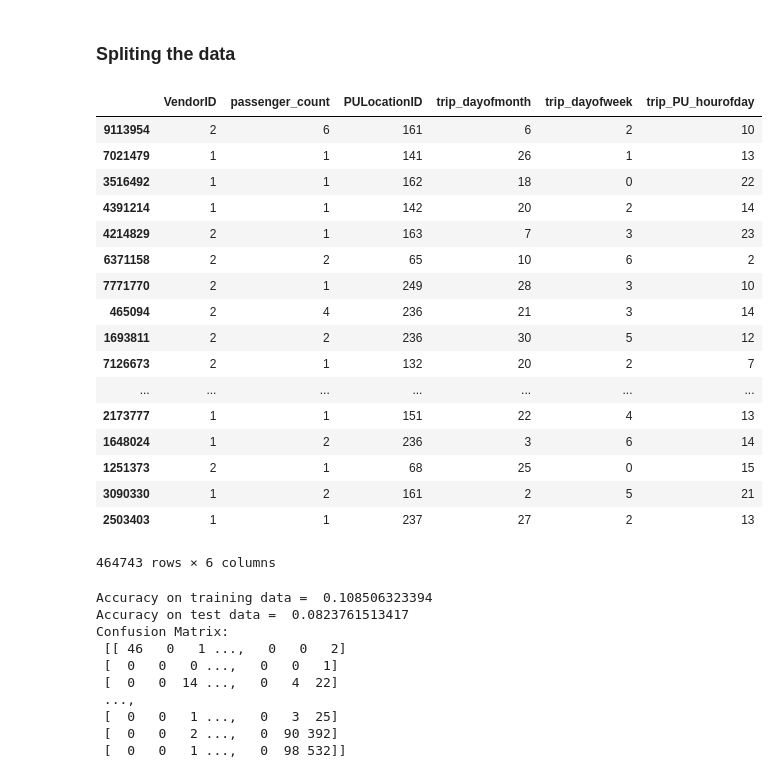
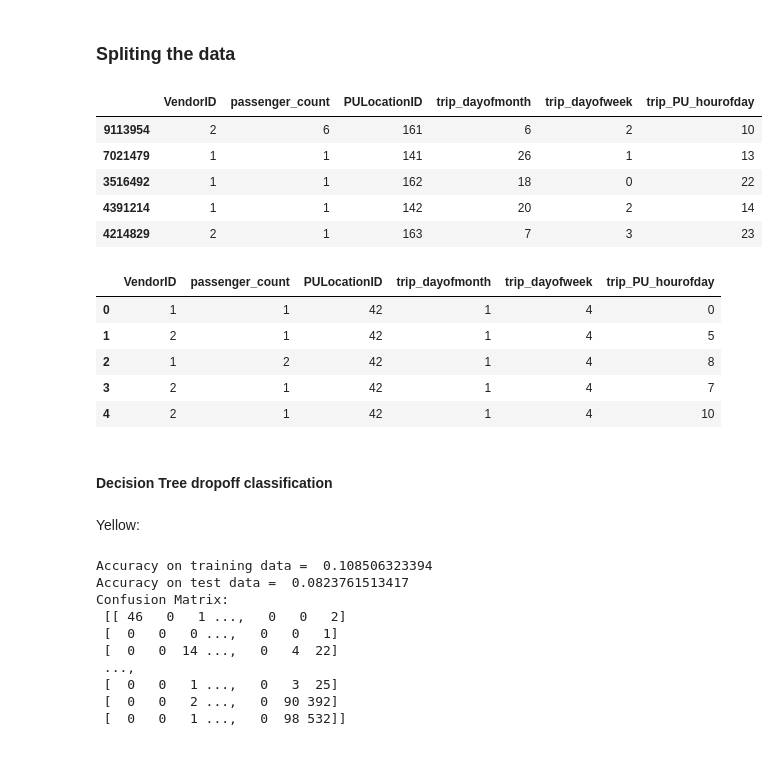
Before and after one commit to agentturbo1/Crazy-Taxi-IRL, a Jupyter notebook: Cleaning and Location Prediction Modeling.ipynb, the cells around one changed output. Drawn from its saved outputs; the diff is of its cells as text; code cells hidden in the pictures.

```diff
--- a/Cleaning and Location Prediction Modeling.ipynb
+++ b/Cleaning and Location Prediction Modeling.ipynb
@@ -348,25 +355,26 @@ g_X = green_data.drop(['DOLocationID', 'DO Zone', 'DO Borough', 'store_and_fwd_f
 g_y = green_data['DOLocationID']
 # %%
-y_X
+y_X.head()
 # %% [output]
 |  | VendorID | passenger_count | PULocationID | trip_dayofmonth | trip_dayofweek | trip_PU_hourofday |
 | 9113954 | 2 | 6 | 161 | 6 | 2 | 10 |
 | 7021479 | 1 | 1 | 141 | 26 | 1 | 13 |
 | 3516492 | 1 | 1 | 162 | 18 | 0 | 22 |
 | 4391214 | 1 | 1 | 142 | 20 | 2 | 14 |
 | 4214829 | 2 | 1 | 163 | 7 | 3 | 23 |
-| 6371158 | 2 | 2 | 65 | 10 | 6 | 2 |
-| 7771770 | 2 | 1 | 249 | 28 | 3 | 10 |
-| 465094 | 2 | 4 | 236 | 21 | 3 | 14 |
-| 1693811 | 2 | 2 | 236 | 30 | 5 | 12 |
-| 7126673 | 2 | 1 | 132 | 20 | 2 | 7 |
-| ... | ... | ... | ... | ... | ... | ... |
-| 2173777 | 1 | 1 | 151 | 22 | 4 | 13 |
-| 1648024 | 1 | 2 | 236 | 3 | 6 | 14 |
-| 1251373 | 2 | 1 | 68 | 25 | 0 | 15 |
-| 3090330 | 1 | 2 | 161 | 2 | 5 | 21 |
-| 2503403 | 1 | 1 | 237 | 27 | 2 | 13 |
-464743 rows × 6 columns
+# %%
+g_X.head()
+# %% [output]
+|  | VendorID | passenger_count | PULocationID | trip_dayofmonth | trip_dayofweek | trip_PU_hourofday |
+| 0 | 1 | 1 | 42 | 1 | 4 | 0 |
+| 1 | 2 | 1 | 42 | 1 | 4 | 5 |
+| 2 | 1 | 2 | 42 | 1 | 4 | 8 |
+| 3 | 2 | 1 | 42 | 1 | 4 | 7 |
+| 4 | 2 | 1 | 42 | 1 | 4 | 10 |
+# %% [markdown]
+#### Decision Tree dropoff classification
+# %% [markdown]
+Yellow:
 # %%
 decisionTree = tree.DecisionTreeClassifier(min_samples_split=345)
 
```
Also changed, not shown: parts of 23 cells of this notebook, 2 other files.
